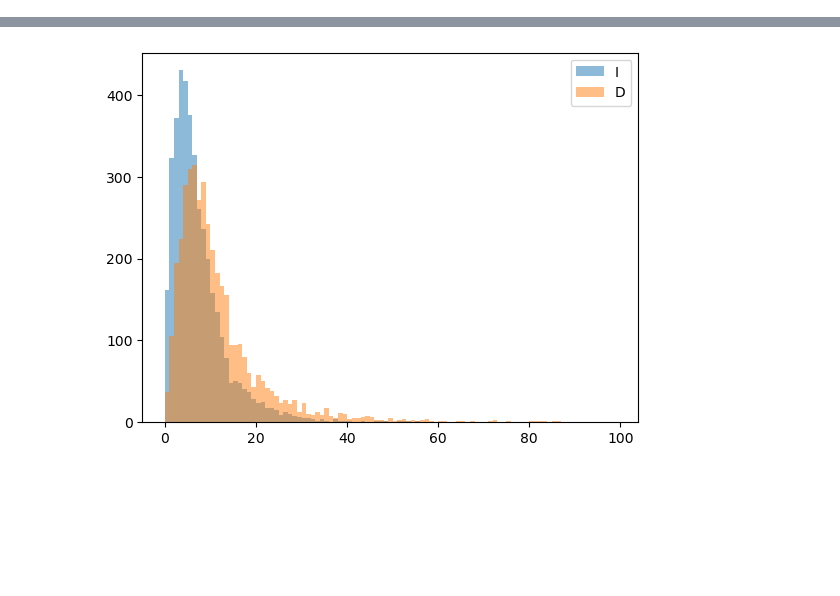
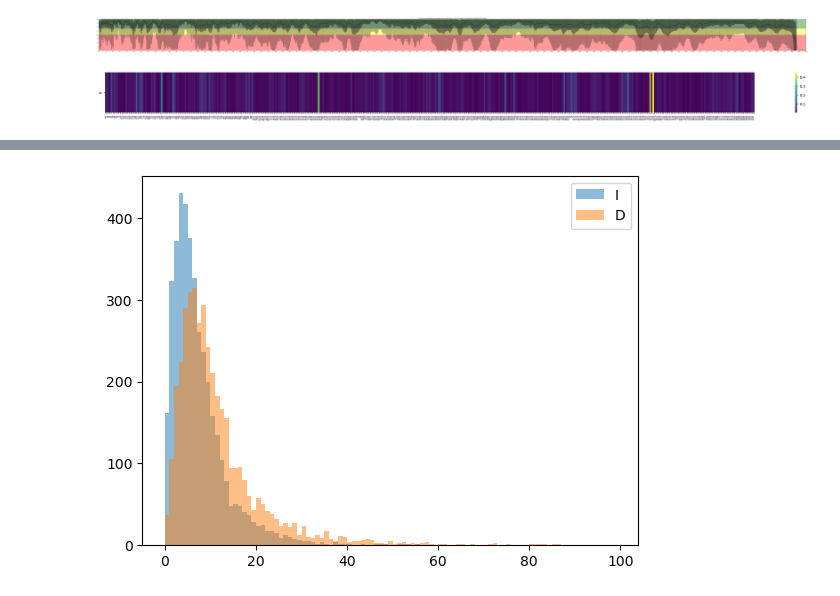
Before and after one commit to AliceHovsepyan/pogo_pance_draft, a Jupyter notebook: Nanopore_analysis.ipynb, the cells around one changed output, grey strips where cells are left out. Cells and saved outputs as stored; diff of their text form; code cells hidden in the pictures; blank space fills up the shorter version.

```diff
--- a/Nanopore_analysis.ipynb
+++ b/Nanopore_analysis.ipynb
@@ -251,3 +121,58 @@ plt.show()
+# %%
+### the code was taken and adapted from https://dmnfarrell.github.io/python/fastq-quality-python ####
+from Bio import SeqIO
+from matplotlib import patches
+import gzip
+
+fig, axs = plt.subplots(1, 1, figsize=(100, 5), layout='constrained')#plt.subplots(4, 2, figsize=(20, 20))
+filename = f"/var/lib/minknow/data/basecalling/pass/barcode01/fastq_runid_872a0a6a817409ed94e65d3140d9e164320ed2be_0_0.fastq.gz"
+
+fastq_parser = SeqIO.parse(gzip.open(filename,"rt"), "fastq")
+res=[]
+
+for record in fastq_parser:
+    score=record.letter_annotations["phred_quality"]
+    res.append(score)
+df = pd.DataFrame(res)
+############ correct for coverage
+df = df.fillna(0)
+######
+
+
+l = len(df.T)+1
+
+ax = axs
+
+rect = patches.Rectangle((0,0),l,20,linewidth=0,facecolor='r',alpha=.4)
+ax.add_patch(rect)
+rect = patches.Rectangle((0,20),l,8,linewidth=0,facecolor='yellow',alpha=.4)
+ax.add_patch(rect)
+rect = patches.Rectangle((0,28),l,12,linewidth=0,facecolor='g',alpha=.4)
+ax.add_patch(rect)
+df.mean().plot(ax=ax,c='black')
+boxprops = dict(linestyle='-', linewidth=1, color='black')
+df.plot(kind='box', ax=ax, grid=False, showfliers=False,
+        color=dict(boxes='black',whiskers='black')  )
+ax.set_xticks(np.arange(0, l, 20))
+ax.set_xticklabels(np.arange(0, l,20))
+ax.set_xlim((0,2000))
+ax.set_ylim((0,40))
+ax.set_title(filename.split(".")[0][:-4])
+#plt.savefig("output/Nanopore/barcode01/fastq_runid_872a0a6a817409ed94e65d3140d9e164320ed2be_0_0_base_quality_xlim.pdf", bbox_inches='tight')
+plt.show()
+# %% [output]
+[figure, added]
+# %%
+plot_df = araclov2_enr.copy()
+plot_df = pd.DataFrame(plot_df.sum()).T
+
+fig, axes = plt.subplots(figsize = (40,2))
+sns.heatmap(plot_df, xticklabels=annots_R5, ax = axes, cmap = "viridis")
+plt.xticks(fontsize = 5)
+#plt.savefig(f"/home/student/anna/DMS_analysis/output/Nanopore/{barcode}/enrichment_heatmap_combined.pdf", bbox_inches = "tight")
+plt.show()
+# %% [output]
+[figure, added]
 # %%
 plot_mutation_enrichment(variants_df=enrichment_relative, ref_seq=ref[9:] if data_type != "AA" else translate_dna2aa(ref[9:]), data_type=data_type)
 # %% [output]
```
Also changed, not shown: parts of 24 cells of this notebook, 5 other files.
